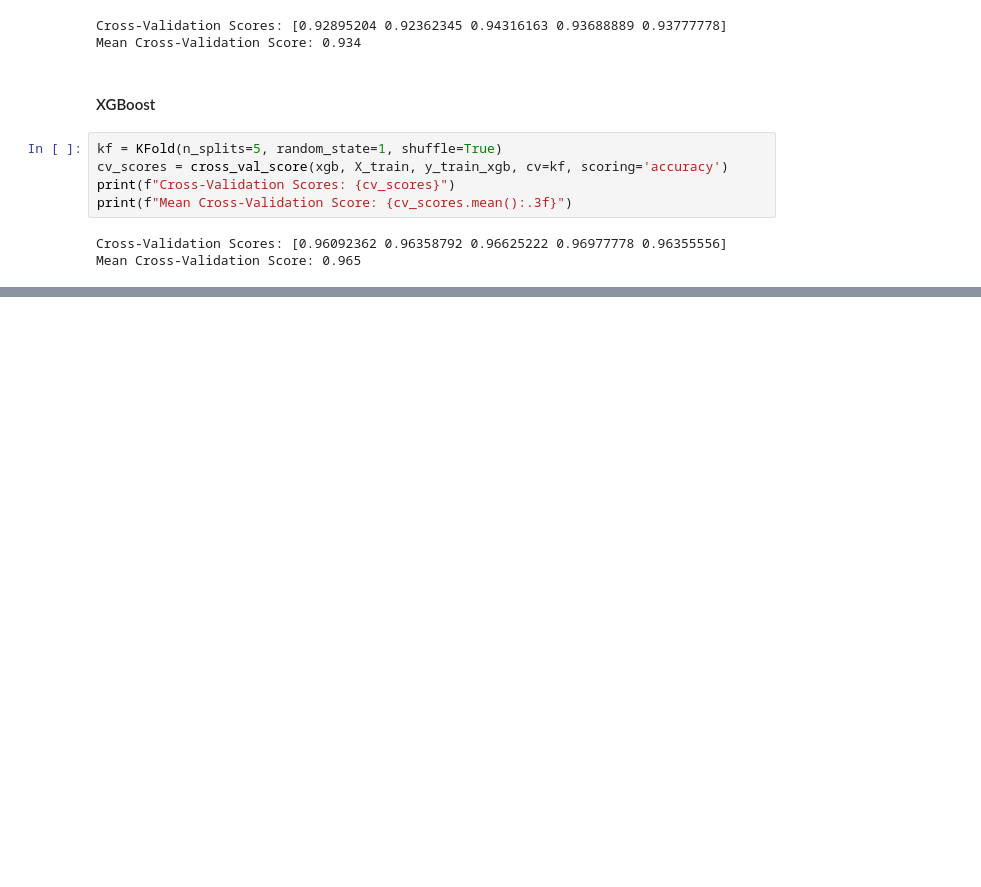
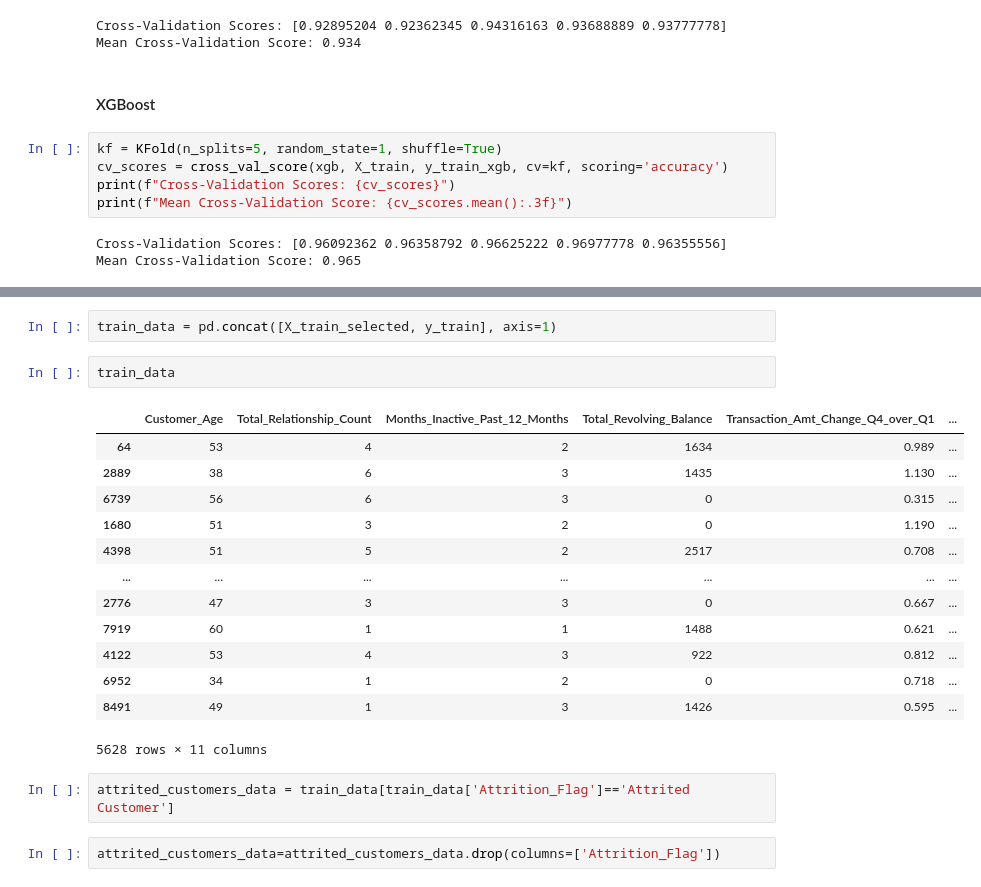
Before and after one commit to labelenn/Predicting-Bank-Customer-Attrition, a Jupyter notebook: customer_attrition.ipynb, the cells around one changed output, grey strips where cells are left out. Saved outputs shown, nothing was run; the diff lists cells and outputs as text; blank space fills up the shorter version.

Commit message:
Prepared data for deployment use:

```diff
--- a/customer_attrition.ipynb
+++ b/customer_attrition.ipynb
@@ -619,0 +630,22 @@ NameError: name 'medial_values' is not defined
+# %%
+train_data = pd.concat([X_train_selected, y_train], axis=1)
+# %%
+train_data
+# %% [output]
+|  | Customer_Age | Total_Relationship_Count | Months_Inactive_Past_12_Months | Total_Revolving_Balance | Transaction_Amt_Change_Q4_over_Q1 | ... |
+| 64 | 53 | 4 | 2 | 1634 | 0.989 | ... |
+| 2889 | 38 | 6 | 3 | 1435 | 1.130 | ... |
+| 6739 | 56 | 6 | 3 | 0 | 0.315 | ... |
+| 1680 | 51 | 3 | 2 | 0 | 1.190 | ... |
+| 4398 | 51 | 5 | 2 | 2517 | 0.708 | ... |
+| ... | ... | ... | ... | ... | ... | ... |
+| 2776 | 47 | 3 | 3 | 0 | 0.667 | ... |
+| 7919 | 60 | 1 | 1 | 1488 | 0.621 | ... |
+| 4122 | 53 | 4 | 3 | 922 | 0.812 | ... |
+| 6952 | 34 | 1 | 2 | 0 | 0.718 | ... |
+| 8491 | 49 | 1 | 3 | 1426 | 0.595 | ... |
+5628 rows × 11 columns
+# %%
+attrited_customers_data = train_data[train_data['Attrition_Flag']=='Attrited Customer']
+# %%
+attrited_customers_data=attrited_customers_data.drop(columns=['Attrition_Flag'])
```
Also changed, not shown: parts of 6 cells of this notebook, 1 other file.
